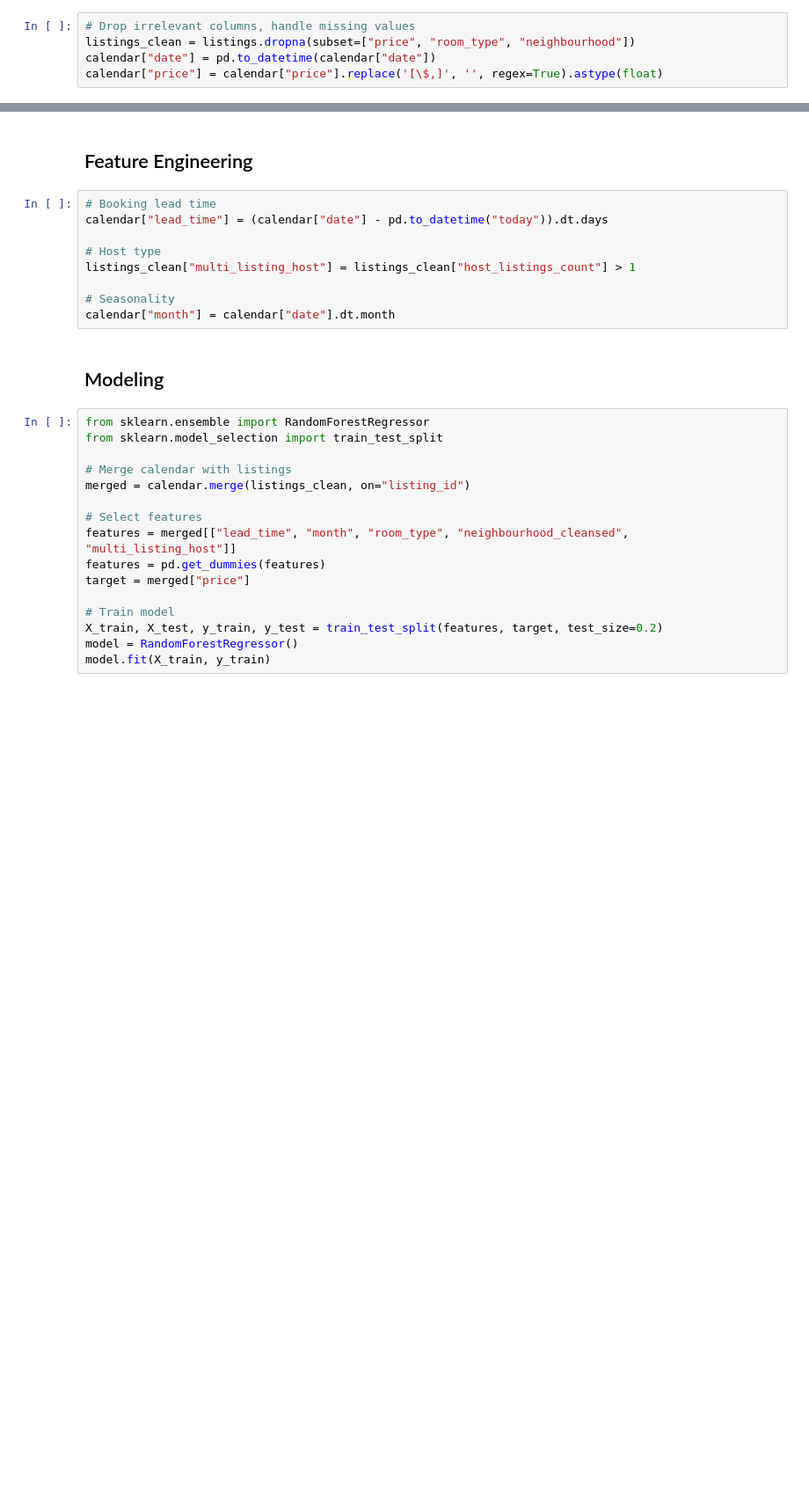
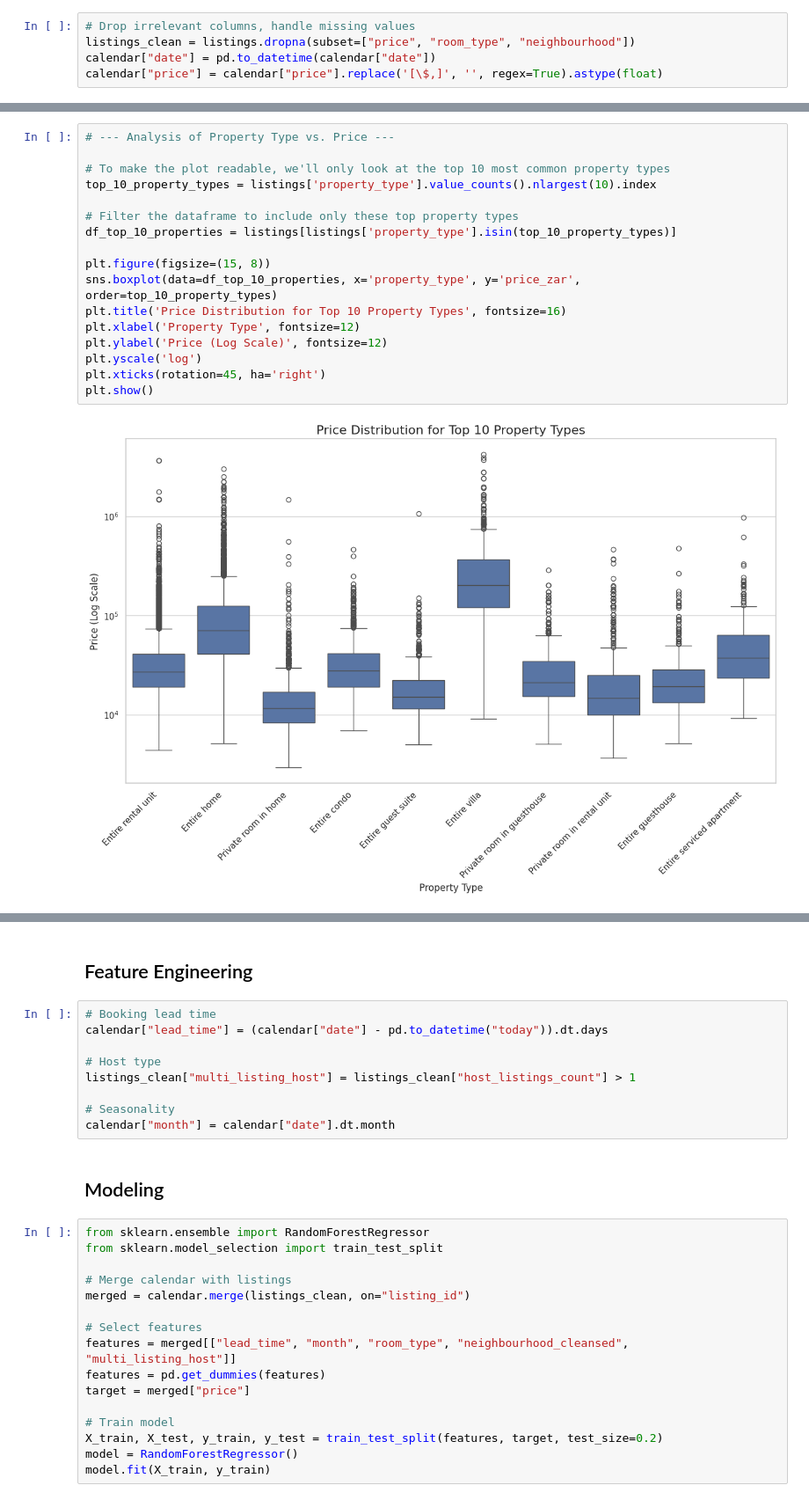
Before and after one commit to nkosanamolefe/dynamic-pricing-for-airbnb, a Jupyter notebook: notebook/Dynamic_Pricing_for_Airbnb_Cape Town.ipynb, the cells around one changed output, grey strips where cells are left out. Shown at 88% size. Drawn from its saved outputs; the diff is of its cells as text; blank space fills up the shorter version.

```diff
--- a/notebook/Dynamic_Pricing_for_Airbnb_Cape Town.ipynb
+++ b/notebook/Dynamic_Pricing_for_Airbnb_Cape Town.ipynb
@@ -22,0 +308,19 @@ calendar["price"] = calendar["price"].replace('[\$,]', '', regex=True).astype(fl
+# %%
+# --- Analysis of Property Type vs. Price ---
+
+# To make the plot readable, we'll only look at the top 10 most common property types
+top_10_property_types = listings['property_type'].value_counts().nlargest(10).index
+
+# Filter the dataframe to include only these top property types
+df_top_10_properties = listings[listings['property_type'].isin(top_10_property_types)]
+
+plt.figure(figsize=(15, 8))
+sns.boxplot(data=df_top_10_properties, x='property_type', y='price_zar', order=top_10_property_types)
+plt.title('Price Distribution for Top 10 Property Types', fontsize=16)
+plt.xlabel('Property Type', fontsize=12)
+plt.ylabel('Price (Log Scale)', fontsize=12)
+plt.yscale('log')
+plt.xticks(rotation=45, ha='right')
+plt.show()
+# %% [output]
+[figure, added]
```
Also changed, not shown: parts of 62 cells of this notebook.
